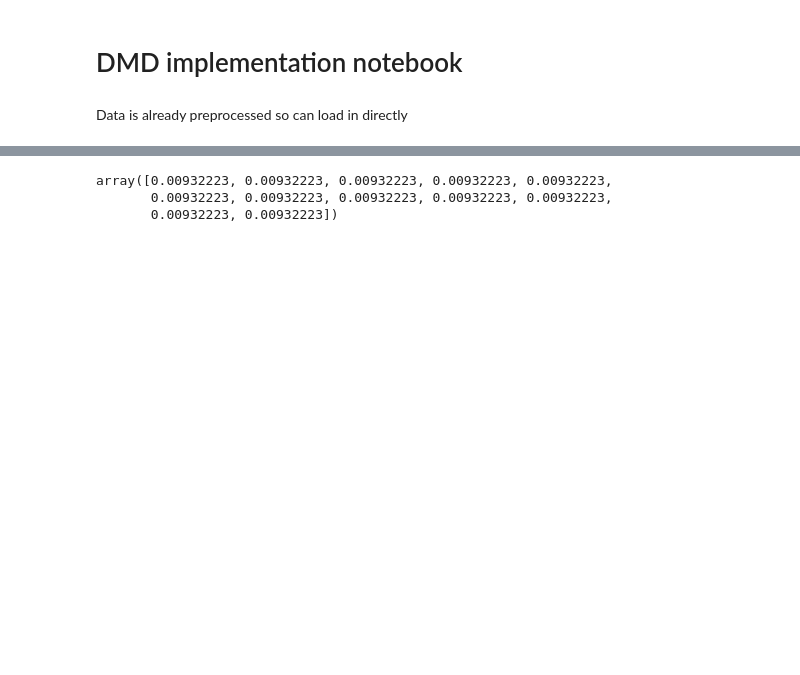
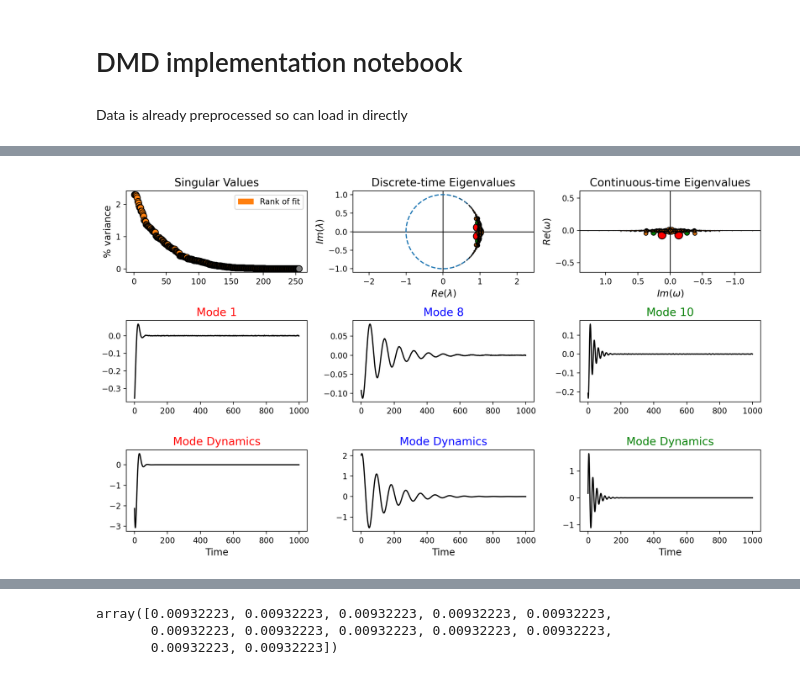
Before and after one commit to spb-59/DMD-project, a Jupyter notebook: DMD.ipynb, the cells around one changed output, grey strips where cells are left out. Cells and saved outputs as stored; diff of their text form; code cells hidden in the pictures; blank space fills up the shorter version.

```diff
--- a/DMD.ipynb
+++ b/DMD.ipynb
@@ -137,0 +174,14 @@ array([[-0.0131359 , -0.01136483, -0.00844227, ..., -0.02644702,
+# %%
+from pydmd.plotter import plot_summary
+plot_summary(
+    DMD, # <-- Fitted PyDMD model. Can be DMD, BOPDMD, etc.
+    figsize=(12, 7),
+    index_modes=(0,7, 9),
+    order="D",
+    mode_cmap="seismic",
+    dynamics_color="k",
+    flip_continuous_axes=True,
+    max_sval_plot=255,
+)
+# %% [output]
+[figure, added]
```
Also changed, not shown: parts of 14 cells of this notebook, 9 other files.
